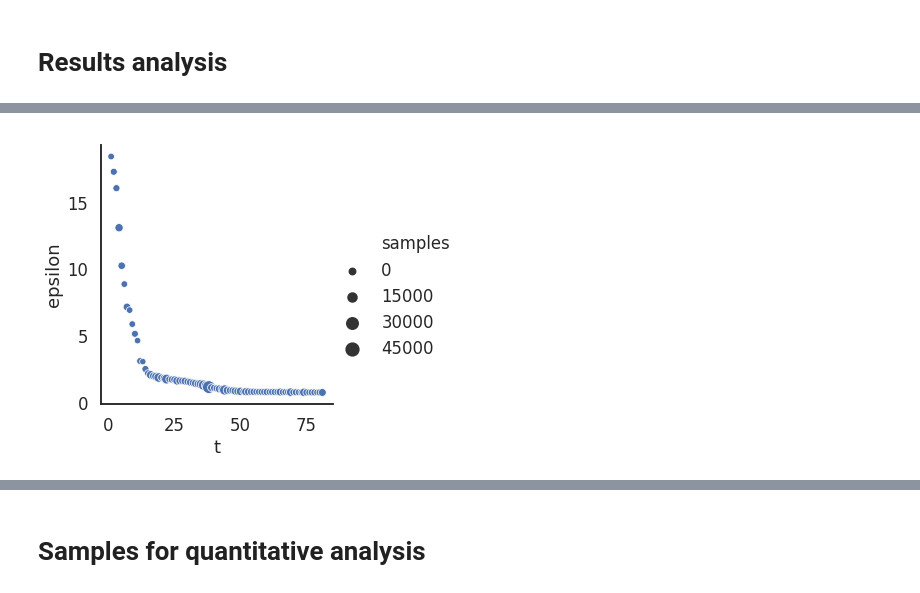
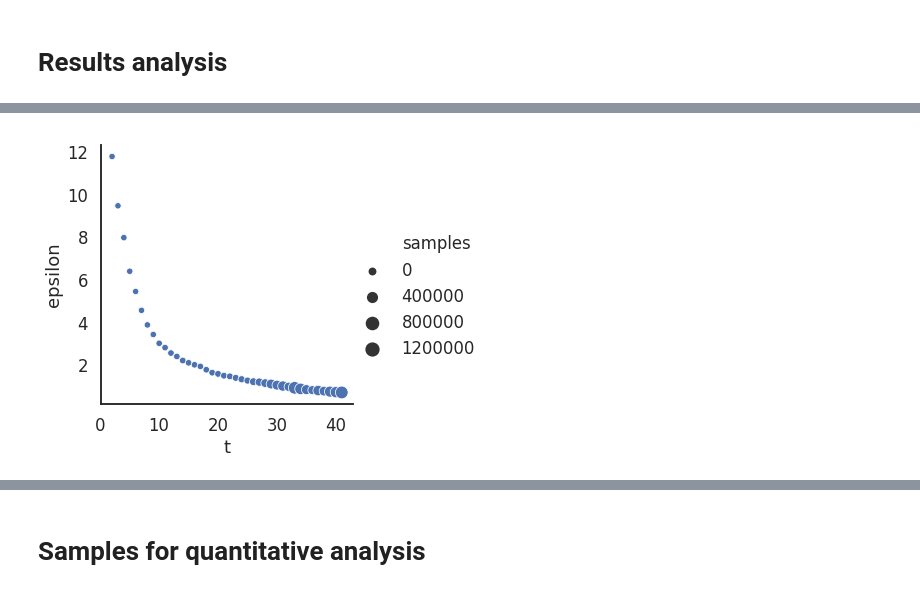
Before and after one commit to charleshouston/ion-channel-ABC, a Jupyter notebook: docs/examples/hl-1_ina-generic.ipynb, the cells around one changed output, grey strips where cells are left out. Drawn from its saved outputs; the diff is of its cells as text; code cells hidden in the pictures.

```diff
--- a/docs/examples/hl-1_ina-generic.ipynb
+++ b/docs/examples/hl-1_ina-generic.ipynb
@@ -248,7 +248,7 @@ history = abc.run(minimum_epsilon=0.05, max_nr_populations=30, min_acceptance_ra
 # %% [markdown]
 # Results analysis
 # %%
-db_path = 'sqlite:////scratch/cph211/tmp/hl-1_ina-generic.db'
+db_path = 'sqlite:////scratch/cph211/tmp/hl-1_ina-generic3000.db'
 history = History(db_path)
 history.all_runs()
 # %% [output]
@@ -257,12 +256,12 @@ history.all_runs()
 # %%
-history.id = 2
+history.id = 1
 # %%
 sns.set_context('talk')
 evolution = history.get_all_populations()
-grid = sns.relplot(x='t', y='epsilon', size='samples', data=evolution[evolution.t>=1])
-#grid.savefig('results/ina/eps_evolution.pdf')
+grid = sns.relplot(x='t', y='epsilon', size='samples', data=evolution[evolution.t>=2])
+grid.savefig('results/ina-generic/eps_evolution.pdf')
 # %% [output]
-[figure, old version]
+[figure, new version]
 # %%
 df, w = history.get_distribution(m=0)
 # %%
```
Also changed, not shown: parts of 24 cells of this notebook, 4 other files.
